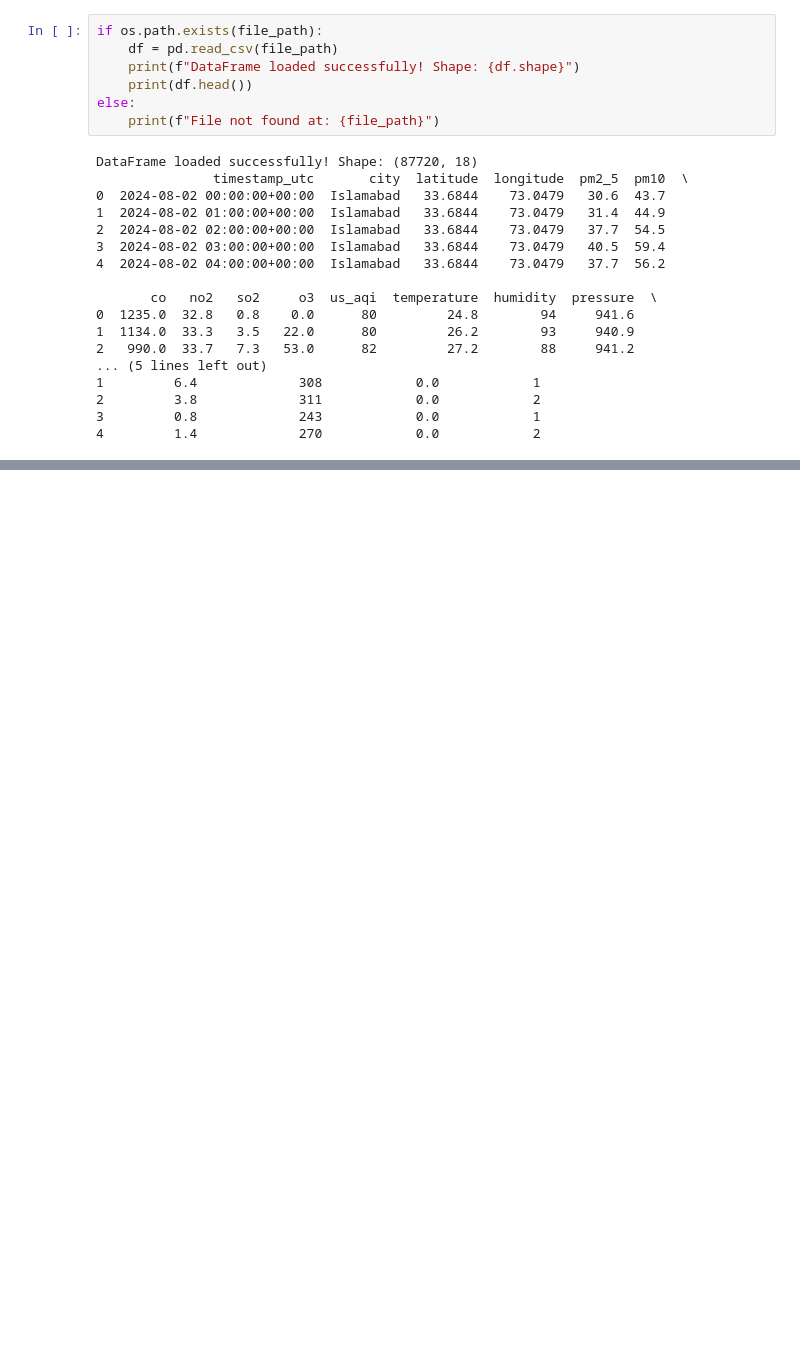
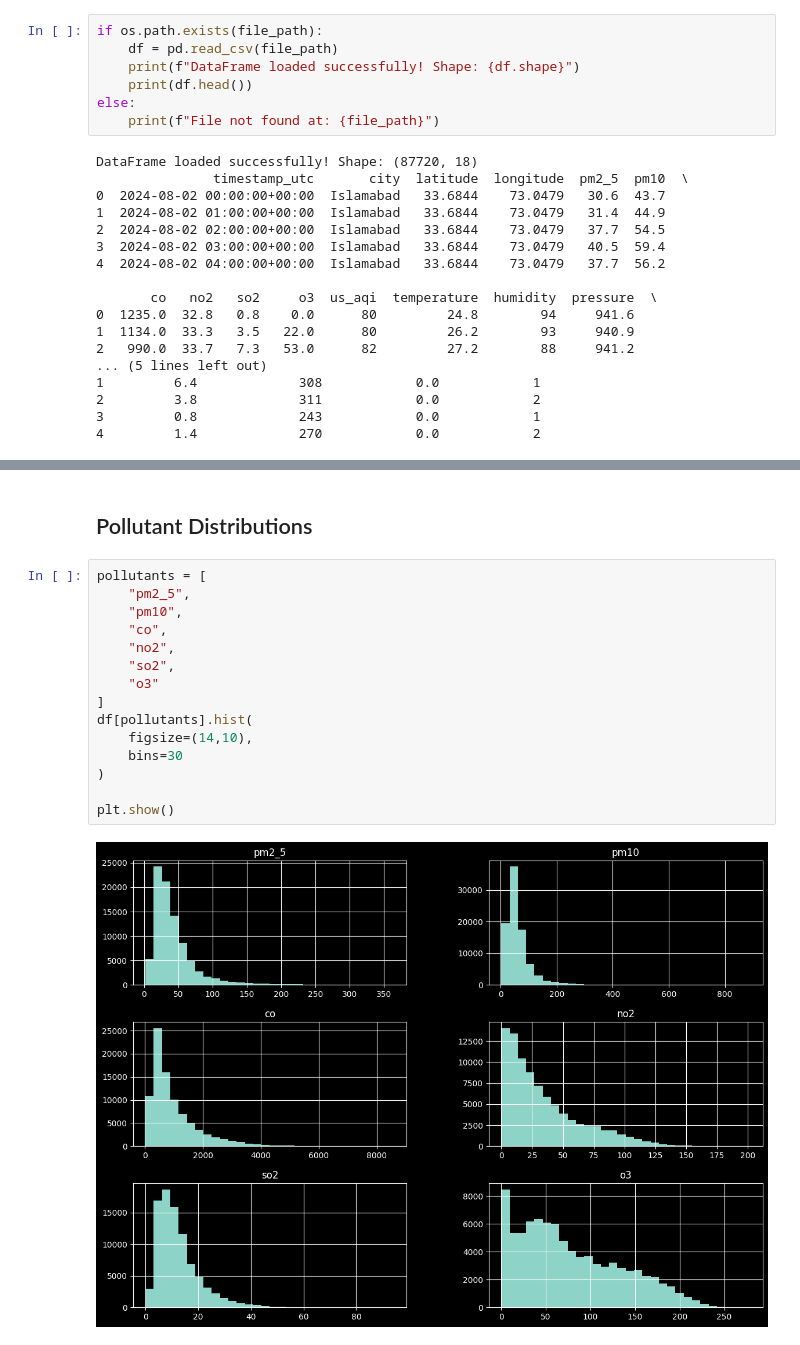
Before and after one commit to FatimaMuhammad90/City_AQI-predictor, a Jupyter notebook: EDA/eda.ipynb, the cells around one changed output, grey strips where cells are left out. Cells and saved outputs as stored; diff of their text form; blank space fills up the shorter version.

```diff
--- a/EDA/eda.ipynb
+++ b/EDA/eda.ipynb
@@ -39,0 +176,19 @@ DataFrame loaded successfully! Shape: (87720, 18)
+# %% [markdown]
+## Pollutant Distributions
+# %%
+pollutants = [
+    "pm2_5",
+    "pm10",
+    "co",
+    "no2",
+    "so2",
+    "o3"
+]
+df[pollutants].hist(
+    figsize=(14,10),
+    bins=30
+)
+
+plt.show()
+# %% [output]
+[figure, added]
```
Also changed, not shown: parts of 44 cells of this notebook, 4 other files.
